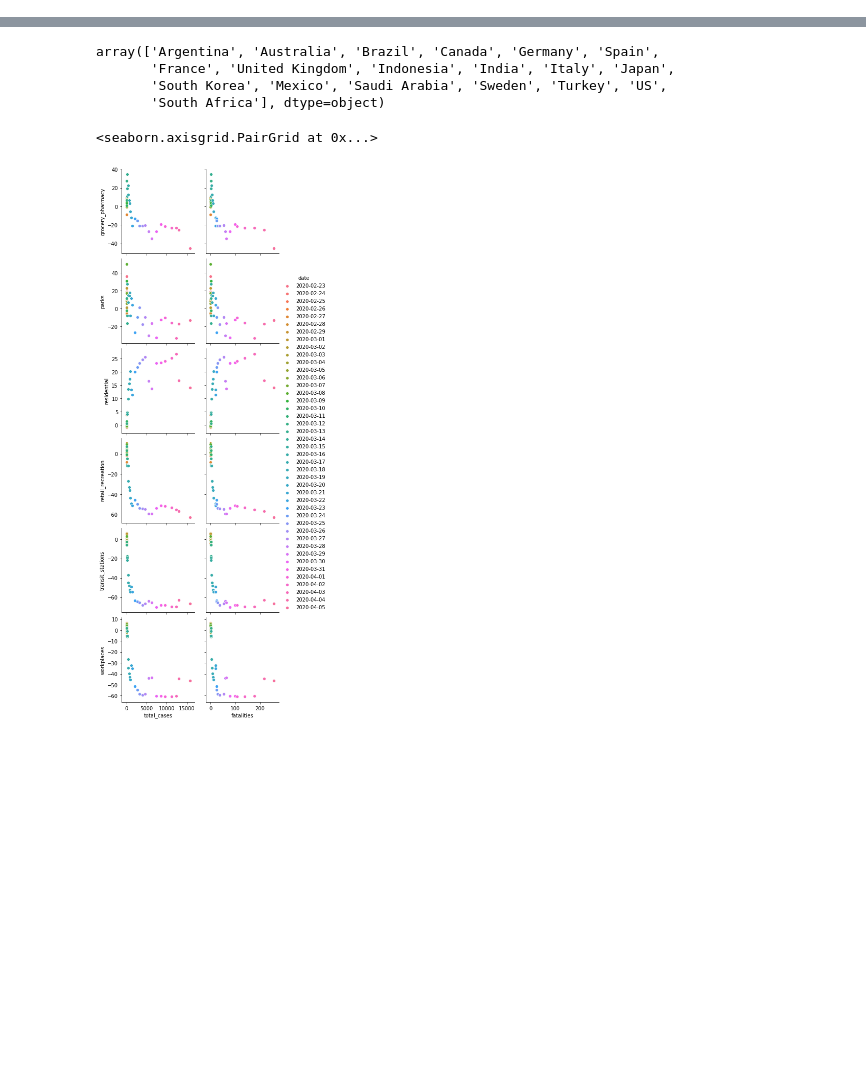
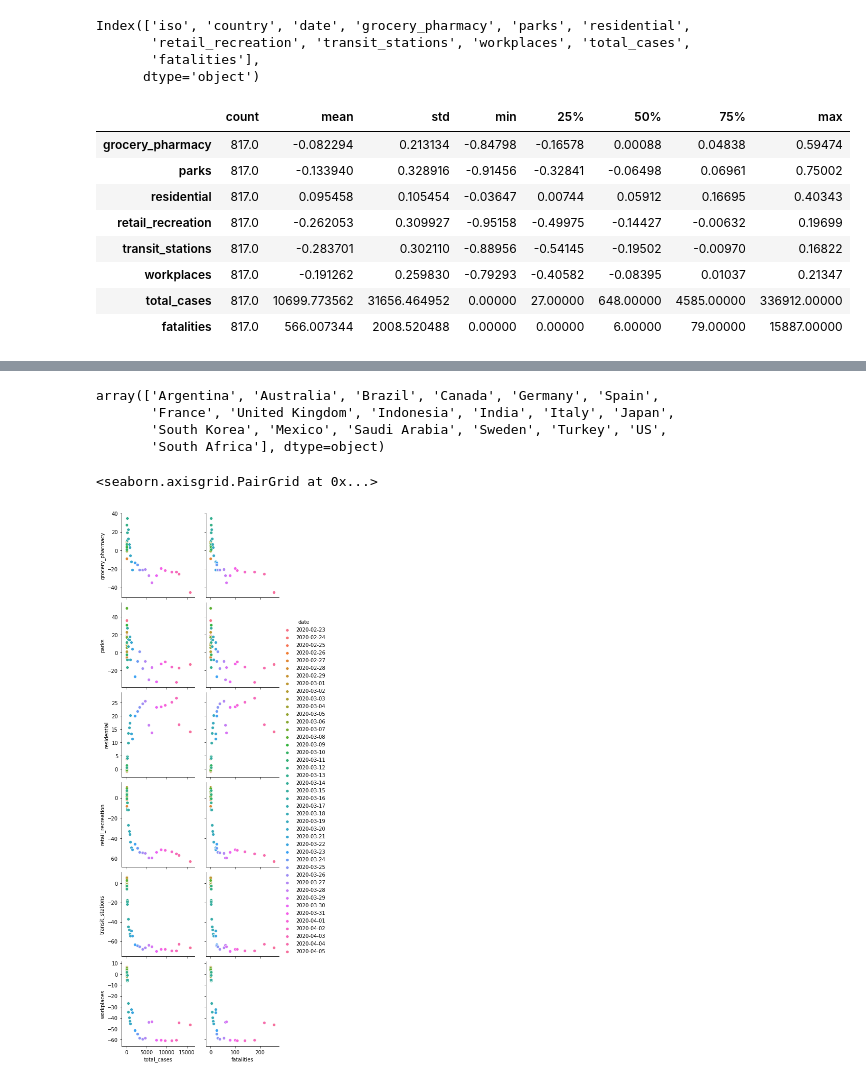
Before and after one commit to Pedrag1234/FEUP_IART_TP2, a Jupyter notebook: src/ covid19_mobility.ipynb, the cells around one changed output, grey strips where cells are left out. Cells and saved outputs as stored; diff of their text form; code cells hidden in the pictures; blank space fills up the shorter version.

```diff
--- a/src/ covid19_mobility.ipynb
+++ b/src/ covid19_mobility.ipynb
@@ -51 +42,22 @@ covid_data.describe()
+# %%
+str_column =['iso','country']
+target_column = ['total_cases','fatalities']
+predictors = list(set(list(covid_data.columns))-set(target_column)-set(str_column))
+covid_data[predictors] = covid_data[predictors]
+print(covid_data.columns)
+covid_data.describe().transpose()
+# %% [output]
+Index(['iso', 'country', 'date', 'grocery_pharmacy', 'parks', 'residential',
+       'retail_recreation', 'transit_stations', 'workplaces', 'total_cases',
+       'fatalities'],
+      dtype='object')
+|  | count | mean | std | min | 25% | 50% | 75% | max |
+| grocery_pharmacy | 817.0 | -0.082294 | 0.213134 | -0.84798 | -0.16578 | 0.00088 | 0.04838 | 0.59474 |
+| parks | 817.0 | -0.133940 | 0.328916 | -0.91456 | -0.32841 | -0.06498 | 0.06961 | 0.75002 |
+| residential | 817.0 | 0.095458 | 0.105454 | -0.03647 | 0.00744 | 0.05912 | 0.16695 | 0.40343 |
+| retail_recreation | 817.0 | -0.262053 | 0.309927 | -0.95158 | -0.49975 | -0.14427 | -0.00632 | 0.19699 |
+| transit_stations | 817.0 | -0.283701 | 0.302110 | -0.88956 | -0.54145 | -0.19502 | -0.00970 | 0.16822 |
+| workplaces | 817.0 | -0.191262 | 0.259830 | -0.79293 | -0.40582 | -0.08395 | 0.01037 | 0.21347 |
+| total_cases | 817.0 | 10699.773562 | 31656.464952 | 0.00000 | 27.00000 | 648.00000 | 4585.00000 | 336912.00000 |
+| fatalities | 817.0 | 566.007344 | 2008.520488 | 0.00000 | 0.00000 | 6.00000 | 79.00000 | 15887.00000 |
 # %%
```
Also changed, not shown: parts of 8 cells of this notebook, 4 other files.
